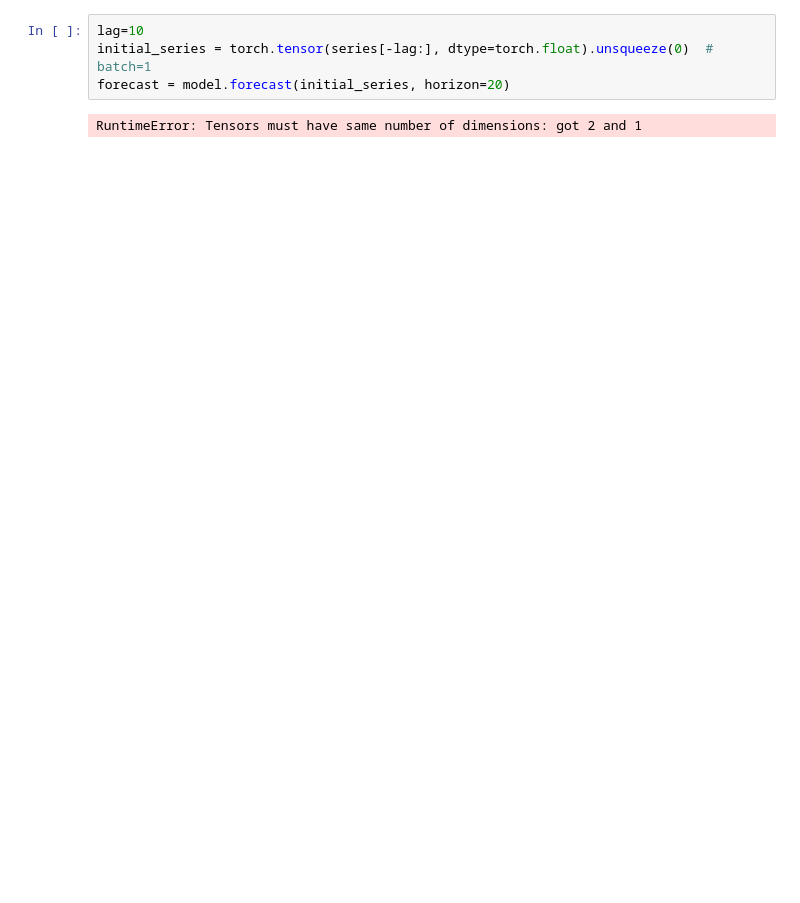
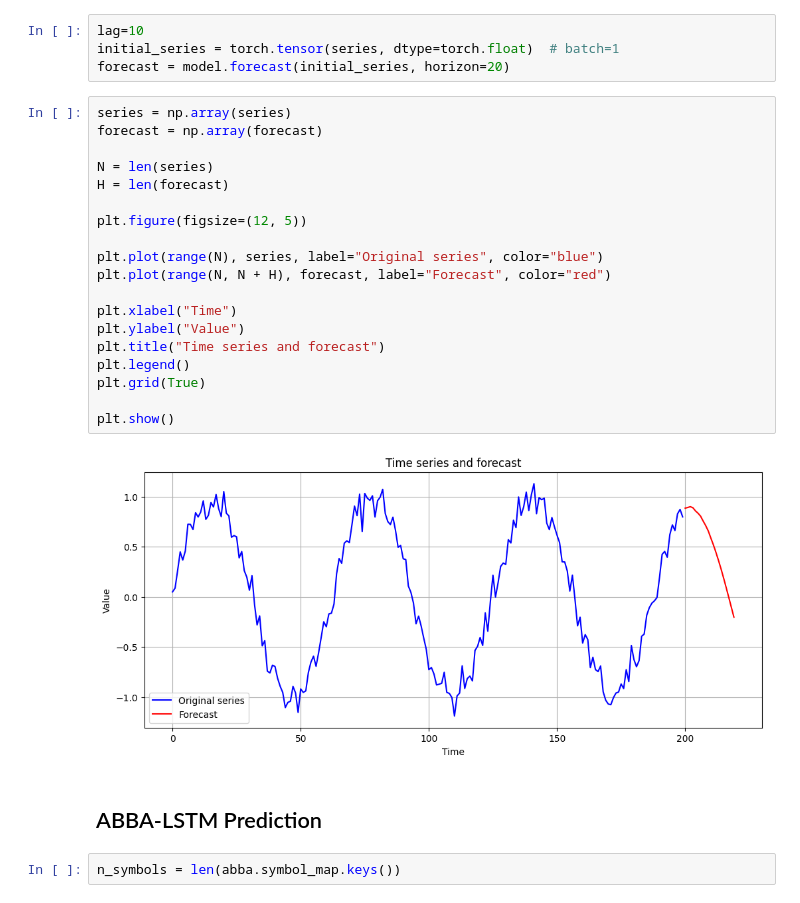
Before and after one commit to VSmague/ABBA_LSTM, a Jupyter notebook: notebook.ipynb, the cells around one changed output. Cells and saved outputs as stored; diff of their text form; blank space fills up the shorter version.

```diff
--- a/notebook.ipynb
+++ b/notebook.ipynb
@@ -70,6 +117,29 @@ Epoch [200/200] Train: 0.000229 Val: 0.000028
 # %%
 lag=10
-initial_series = torch.tensor(series[-lag:], dtype=torch.float).unsqueeze(0)  # batch=1
+initial_series = torch.tensor(series, dtype=torch.float)  # batch=1
 forecast = model.forecast(initial_series, horizon=20)
-# %% [output]
-RuntimeError: Tensors must have same number of dimensions: got 2 and 1
+# %%
+series = np.array(series)
+forecast = np.array(forecast)
+
+N = len(series)
+H = len(forecast)
+
+plt.figure(figsize=(12, 5))
+
+plt.plot(range(N), series, label="Original series", color="blue")
+plt.plot(range(N, N + H), forecast, label="Forecast", color="red")
+
+plt.xlabel("Time")
+plt.ylabel("Value")
+plt.title("Time series and forecast")
+plt.legend()
+plt.grid(True)
+
+plt.show()
+# %% [output]
+[figure, added]
+# %% [markdown]
+## ABBA-LSTM Prediction
+# %%
+n_symbols = len(abba.symbol_map.keys())
```
Also changed, not shown: parts of 19 cells of this notebook, 7 other files.
